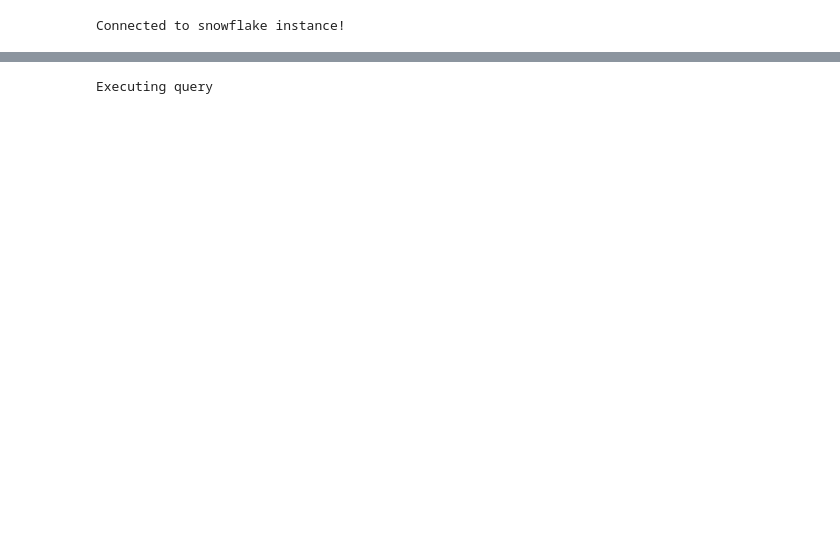
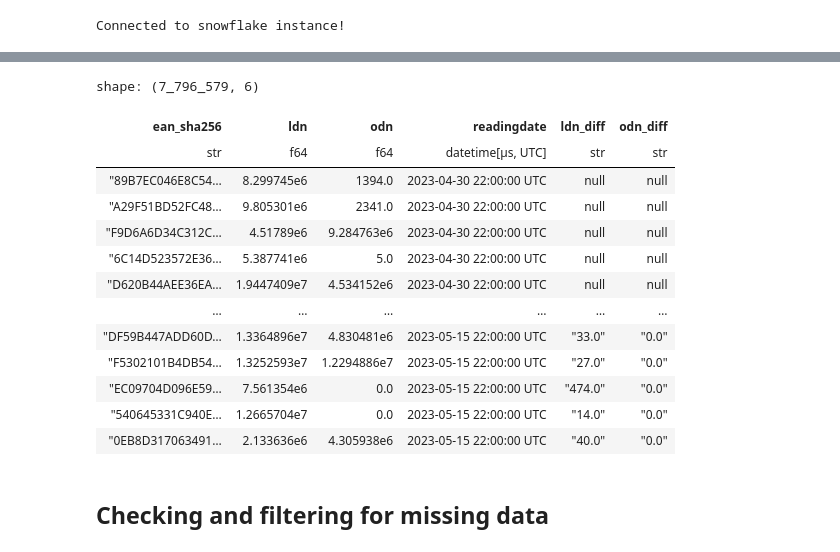
Before and after one commit to erewl/short-term-load-forecasting-with-domain-knowledge, a Jupyter notebook: notebooks/tft_example.ipynb, the cells around one changed output, grey strips where cells are left out. Cells and saved outputs as stored; diff of their text form; code cells hidden in the pictures; blank space fills up the shorter version.

```diff
--- a/notebooks/tft_example.ipynb
+++ b/notebooks/tft_example.ipynb
@@ -52,10 +53,28 @@ shape: (5_579, 26)
 # %%
 from src.neuro_symbolic_demand_forecasting.helpers.constants import P4_TS_SUMMER
 
-start, end = "2023-05-01 00:00+02:00", "2023-06-16 00:00+02:00"
+start, end = "2023-05-01 00:00+02:00", "2023-05-16 00:00+02:00"
 columns = "EAN_SHA256, LDN, ODN, READINGDATE, LDN_DIFF, ODN_DIFF"
-df = sf_dao.fetch_list(f"SELECT {columns} FROM {P4_TS_SUMMER} WHERE READINGDATE>='{start}' AND READINGDATE<='{end}' ORDER BY READINGDATE ASC;")
+df = sf_dao.fetch_list(f"SELECT {columns} FROM {P4_TS_SUMMER} WHERE READINGDATE>='{start}' AND READINGDATE<='{end}';")
 data = df
 data.head()
+
+# data.write_csv("./p4_data_extract.csv")
-# %% [output]
-Executing query
+# %%
+data = pl.read_csv("./p4_data_extract.csv", try_parse_dates=True)
+data
+# %% [output]
+shape: (7_796_579, 6)
+| ean_sha256 | ldn | odn | readingdate | ldn_diff | odn_diff |
+| str | f64 | f64 | datetime[μs, UTC] | str | str |
+| "89B7EC046E8C54… | 8.299745e6 | 1394.0 | 2023-04-30 22:00:00 UTC | null | null |
+| "A29F51BD52FC48… | 9.805301e6 | 2341.0 | 2023-04-30 22:00:00 UTC | null | null |
+| "F9D6A6D34C312C… | 4.51789e6 | 9.284763e6 | 2023-04-30 22:00:00 UTC | null | null |
+| "6C14D523572E36… | 5.387741e6 | 5.0 | 2023-04-30 22:00:00 UTC | null | null |
+| "D620B44AEE36EA… | 1.9447409e7 | 4.534152e6 | 2023-04-30 22:00:00 UTC | null | null |
+| … | … | … | … | … | … |
+| "DF59B447ADD60D… | 1.3364896e7 | 4.830481e6 | 2023-05-15 22:00:00 UTC | "33.0" | "0.0" |
+| "F5302101B4DB54… | 1.3252593e7 | 1.2294886e7 | 2023-05-15 22:00:00 UTC | "27.0" | "0.0" |
+| "EC09704D096E59… | 7.561354e6 | 0.0 | 2023-05-15 22:00:00 UTC | "474.0" | "0.0" |
+| "540645331C940E… | 1.2665704e7 | 0.0 | 2023-05-15 22:00:00 UTC | "14.0" | "0.0" |
+| "0EB8D317063491… | 2.133636e6 | 4.305938e6 | 2023-05-15 22:00:00 UTC | "40.0" | "0.0" |
@@ -61,0 +83,2 @@ Executing query
+# %% [markdown]
+## Checking and filtering for missing data
```
Also changed, not shown: parts of 40 cells of this notebook, 1 other file.
